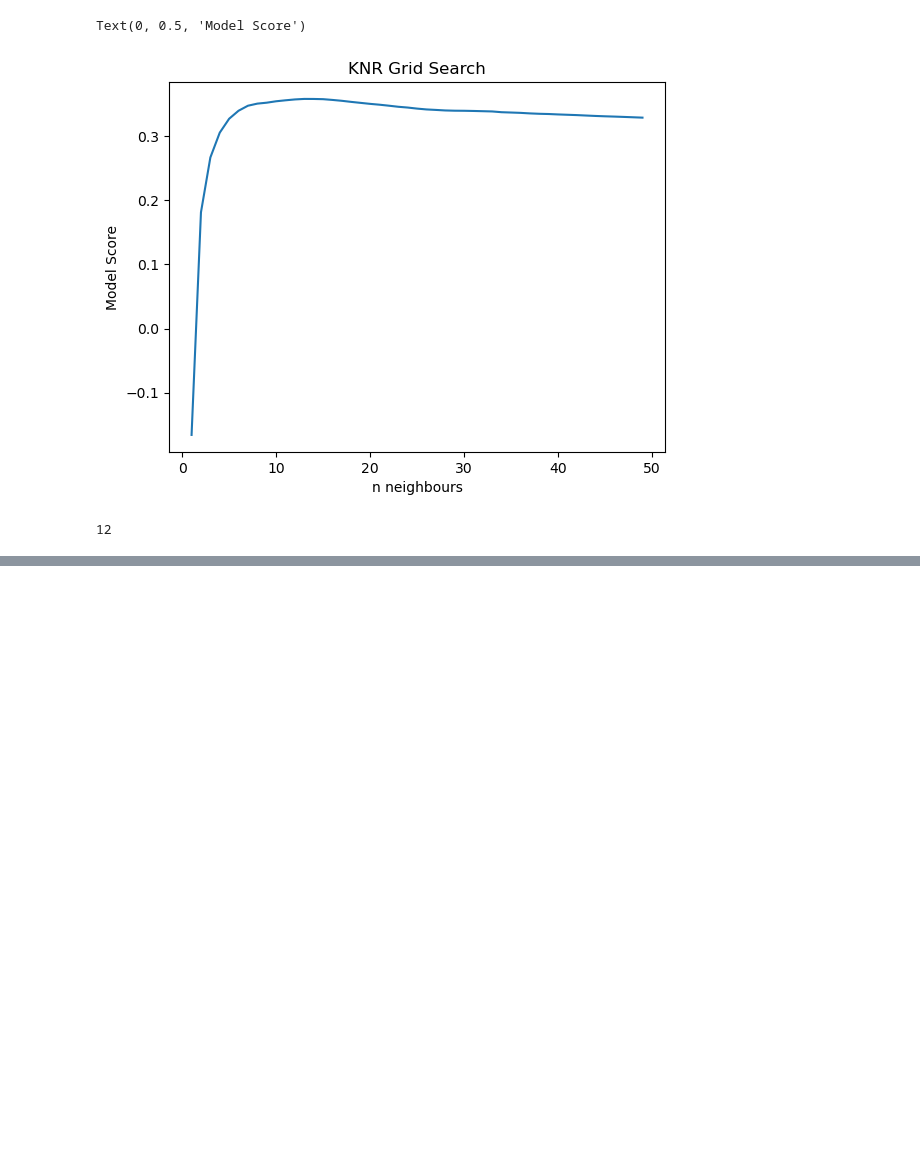
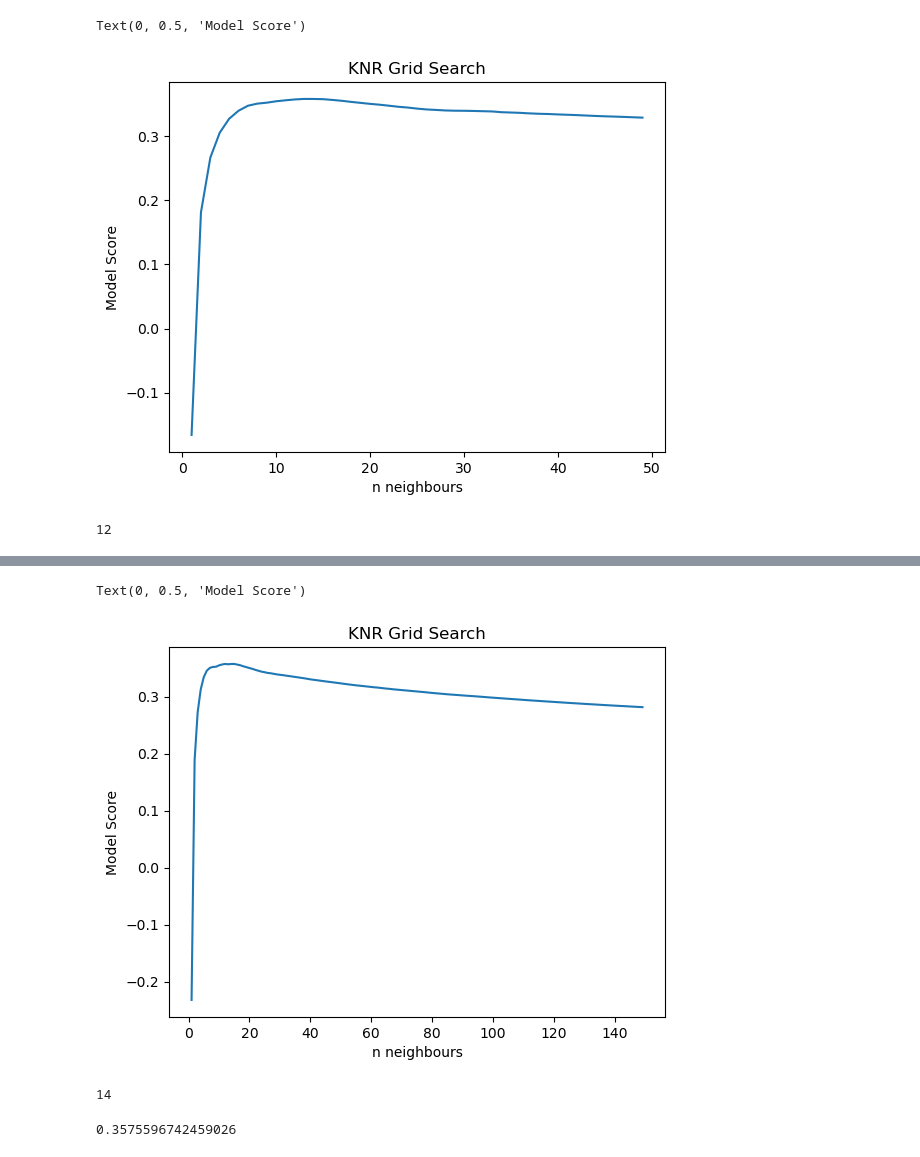
Before and after one commit to EricYangg/4AI3-Walmart-Forecast, a Jupyter notebook: KNR Model.ipynb, the cells around one changed output, grey strips where cells are left out. Cells and saved outputs as stored; diff of their text form; code cells hidden in the pictures; blank space fills up the shorter version.

```diff
--- a/KNR Model.ipynb
+++ b/KNR Model.ipynb
@@ -51,0 +53,3 @@ scores[12]
+# %%
+knr = KNeighborsRegressor(n_neighbors=12)
+knr.fit(x_train, y_train)
@@ -55,0 +70,3 @@ test = pd.read_csv(url)
+# %%
+new_x_train = x_train.drop(columns=['CPI', 'Unemployment'])
+new_x_train
@@ -55,0 +87,3 @@ test = pd.read_csv(url)
+# %%
+new_x_test = x_test.drop(columns=['CPI', 'Unemployment'])
+new_x_test
@@ -55,0 +104,23 @@ test = pd.read_csv(url)
+# %%
+new_nums = np.arange(1,150).tolist()
+new_scores = []
+for i in range(len(new_nums)):
+  knr = KNeighborsRegressor(n_neighbors=i+1)
+  knr.fit(new_x_train, y_train)
+  new_scores.append(knr.score(new_x_test, y_test))
+# %%
+plt.plot(new_nums, new_scores)
+plt.title('KNR Grid Search')
+plt.xlabel('n neighbours')
+plt.ylabel('Model Score')
+# %% [output]
+Text(0, 0.5, 'Model Score')
+[figure, added]
+# %%
+np.argmax(new_scores)
+# %% [output]
+14
+# %%
+scores[np.argmax(new_scores)]
+# %% [output]
+0.3575596742459026
```
Also changed, not shown: parts of 14 cells of this notebook, 1 other file.
